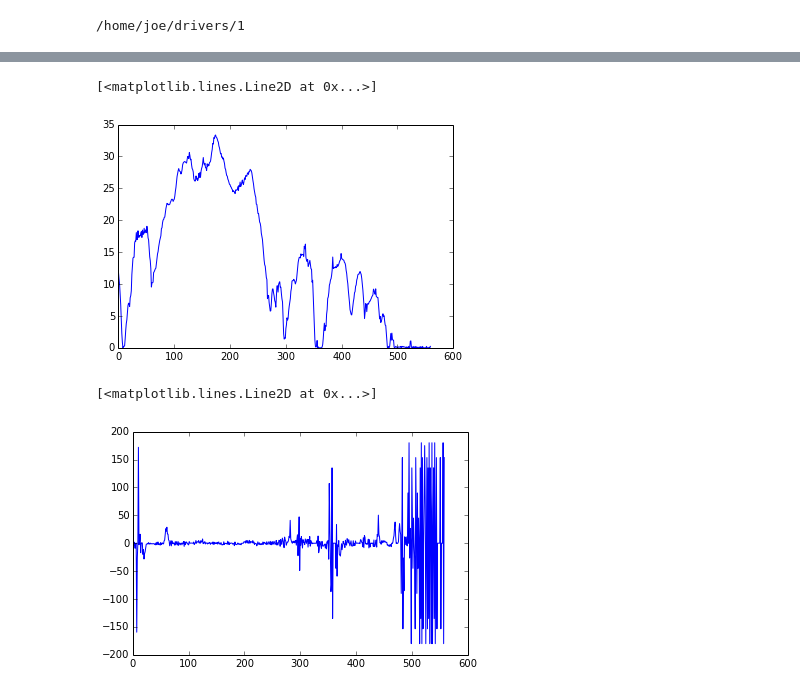
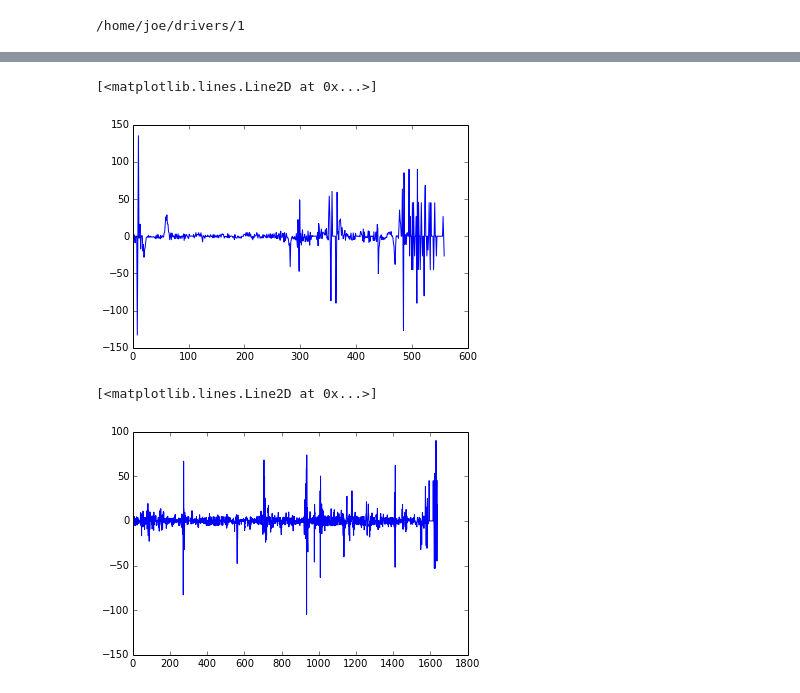
Before and after one commit to smoussa/seahorse-ml, a Jupyter notebook: notebooks/Drivers1.ipynb, the cells around one changed output, grey strips where cells are left out. Saved outputs shown, nothing was run; the diff lists cells and outputs as text; code cells hidden in the pictures.

```diff
--- a/notebooks/Drivers1.ipynb
+++ b/notebooks/Drivers1.ipynb
@@ -38,7 +22,25 @@ reg_angles = np.vectorize(lambda x: 2*math.pi - np.sign(x)*x if abs(x) > math.pi
+# %%
+def find_angle(v):
+    if np.linalg.norm(v) == 0:
+        return 0
+    xaxis = [1, 0]
+    cos_sim = np.dot(xaxis, v)/np.linalg.norm(v)
+    return np.arccos(cos_sim)
+
+#Obtain the angles at which the car is travelling for each of the trips
+
+def no_zeros(a):
+    for i, item in enumerate(a):
+        if a[i] == 0:
+            a[i] = a[i - 1]
+
+thetas = [np.apply_along_axis(find_angle, 1, deltas) for deltas in data_dt]
+for t in thetas:
+    no_zeros(t)
 # %%
 #Because trips are randomly rotated only the change in direction really matters
 #So here we take the differences of the angles
-thetas_dt = [reg_angles(np.diff(theta)) for theta in thetas]
+thetas_dt = [np.diff(theta) for theta in thetas]
 # %%
 #the trips lengths fro the
 trip_lengths = list(map(len, data))
@@ -66,10 +70,10 @@ plt.hist(avg_speeds)
 # %%
-plt.plot(speed[1])
+plt.plot(np.degrees(thetas_dt[1]))
 # %% [output]
 [<matplotlib.lines.Line2D at 0x...>]
-[figure, old version]
+[figure, new version]
 # %%
-plt.plot(np.degrees(reg(thetas_dt[1])))
+plt.plot(np.degrees(thetas_dt[100]))
 # %% [output]
 [<matplotlib.lines.Line2D at 0x...>]
-[figure, old version]
+[figure, new version]
```
Also changed, not shown: parts of 14 cells of this notebook.
